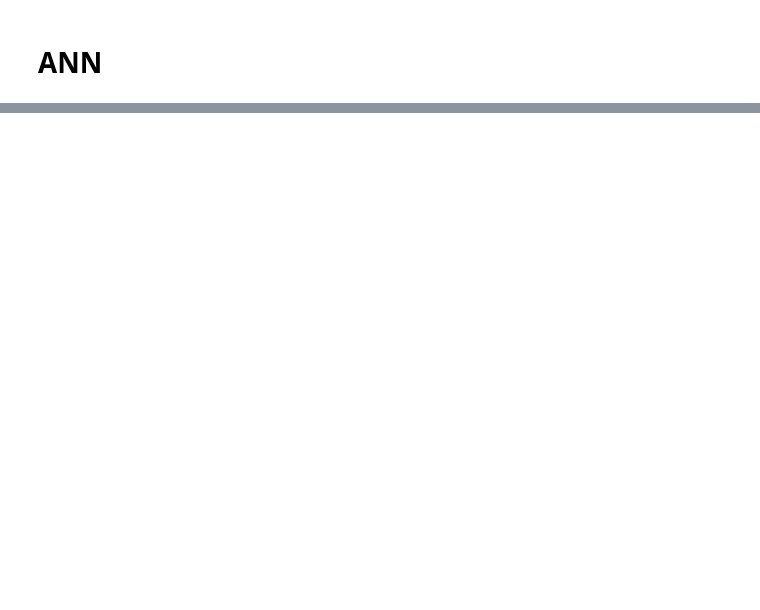
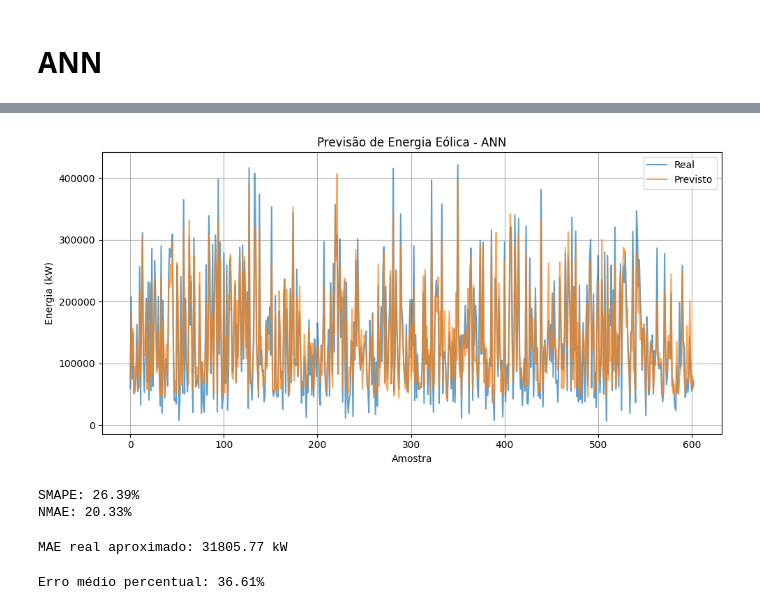
Before and after one commit to tjpoa/wind-energy-forecast, a Jupyter notebook: notebooks/Modeling.ipynb, the cells around one changed output, grey strips where cells are left out. Drawn from its saved outputs; the diff is of its cells as text; code cells hidden in the pictures; blank space fills up the shorter version.

```diff
--- a/notebooks/Modeling.ipynb
+++ b/notebooks/Modeling.ipynb
@@ -95,0 +177,23 @@ plt.show()
+# %%
+# 8. Avaliação no conjunto de teste
+test_loss, test_mae = model.evaluate(X_test, y_test)
+print(f"Test MSE: {test_loss:.4f}")
+print(f"Test MAE: {test_mae:.4f}")
+
+# 9. Fazer previsões e inverter normalização
+y_pred_scaled = model.predict(X_test)
+y_pred = scaler_y.inverse_transform(y_pred_scaled)
+y_real = scaler_y.inverse_transform(y_test)
+
+# 10. Visualizar resultado
+plt.figure(figsize=(10, 5))
+plt.plot(y_real, label="Real", alpha=0.7)
+plt.plot(y_pred, label="Previsto", alpha=0.7)
+plt.legend()
+plt.title("Previsão de Energia Eólica - ANN")
+plt.xlabel("Amostra")
+plt.ylabel("Energia (kW)")
+plt.grid(True)
+plt.tight_layout()
+plt.show()
+# %% [output]
@@ -96,3 +204,25 @@ plt.show()
+[figure, added]
+# %%
+# Calcular SMAPE e NMAE
+smape = np.mean(2.0 * np.abs(y_pred - y_real) / (np.abs(y_pred) + np.abs(y_real))) * 100
+nmae = np.mean(np.abs(y_pred - y_real)) / np.mean(y_real) * 100
+
+print(f"SMAPE: {smape:.2f}%")
+print(f"NMAE: {nmae:.2f}%")
+# %% [output]
+SMAPE: 26.39%
+NMAE: 20.33%
+# %%
+# Para converter MAE de volta para escala real:
+real_mae = scaler_y.inverse_transform([[test_mae]])[0][0]
+print(f"MAE real aproximado: {real_mae:.2f} kW")
+# %% [output]
+MAE real aproximado: 31805.77 kW
+# %%
+error = abs(y_real - y_pred) / y_real * 100
+print(f"Erro médio percentual: {error.mean():.2f}%")
+# %% [output]
+Erro médio percentual: 36.61%
 # %%
 # Definir X (com Data incluída) e y
 X_full = df[['Data', 'Intensidade_Media', 'Direcao_Media', 'Temperatura_Media',
```
Also changed, not shown: parts of 10 cells of this notebook, 3 other files.
